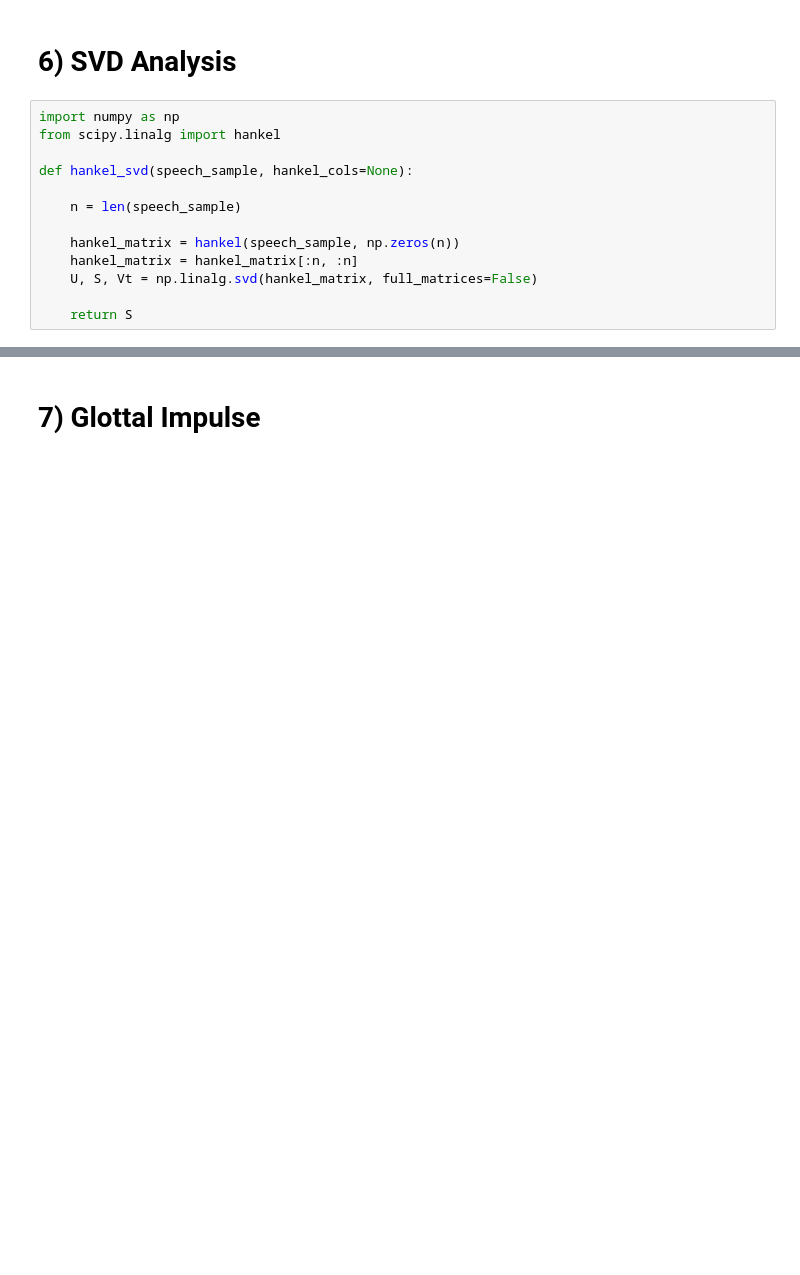
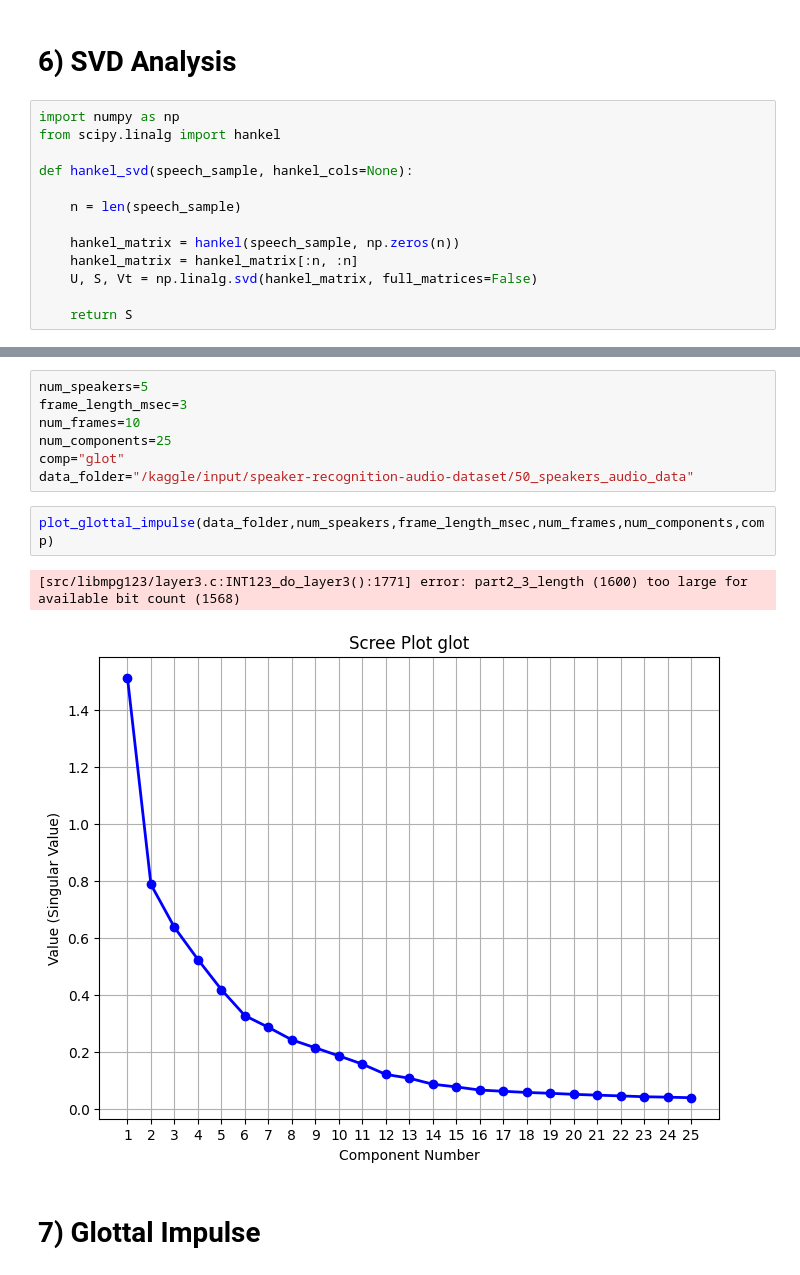
Before and after one commit to SRI2024-Voice-Biometric/Feature-Extraction, a Jupyter notebook: parameterised-method-analysis-window-size.ipynb, the cells around one changed output, grey strips where cells are left out. Drawn from its saved outputs; the diff is of its cells as text; blank space fills up the shorter version.

```diff
--- a/parameterised-method-analysis-window-size.ipynb
+++ b/parameterised-method-analysis-window-size.ipynb
@@ -464,3 +469,15 @@ plot_glottal_impulse(data_folder,num_speakers,frame_length_msec,num_frames,num_c
+# %%
+num_speakers=5
+frame_length_msec=3
+num_frames=10
+num_components=25
+comp="glot"
+data_folder="/kaggle/input/speaker-recognition-audio-dataset/50_speakers_audio_data"
+# %%
+plot_glottal_impulse(data_folder,num_speakers,frame_length_msec,num_frames,num_components,comp)
+# %% [output]
+[src/libmpg123/layer3.c:INT123_do_layer3():1771] error: part2_3_length (1600) too large for available bit count (1568)
+[figure, added]
 # %% [markdown]
 # 7) Glottal Impulse
 # %%
```
Also changed, not shown: parts of 12 cells of this notebook.
